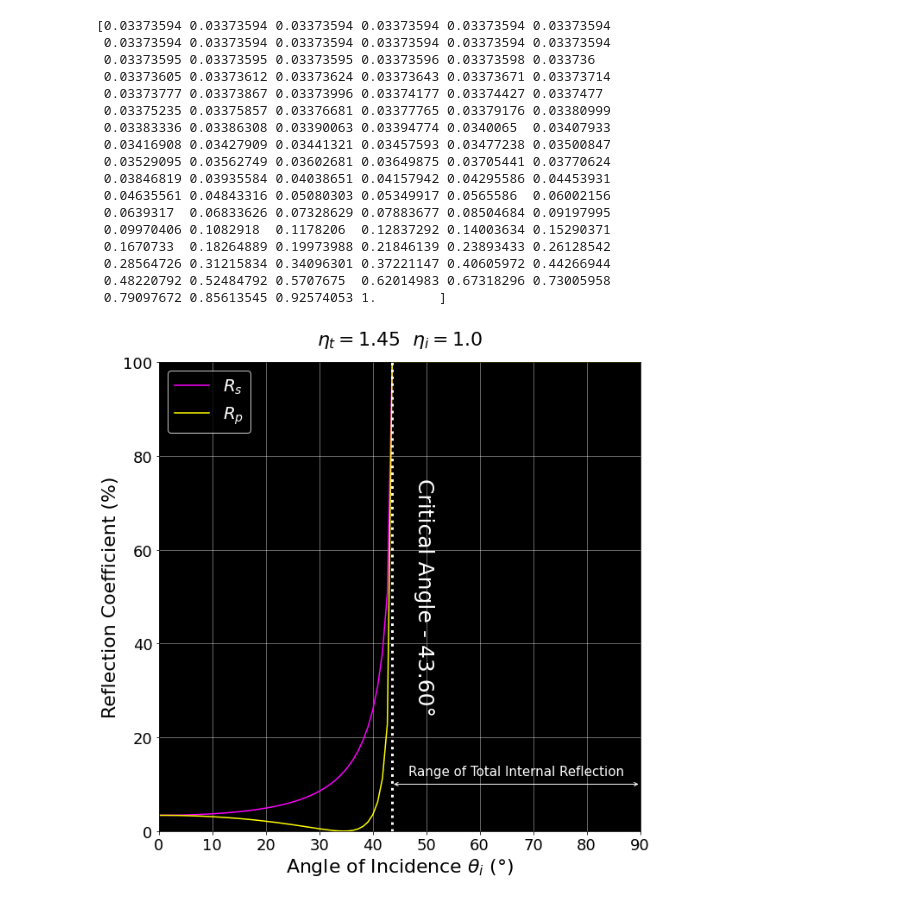
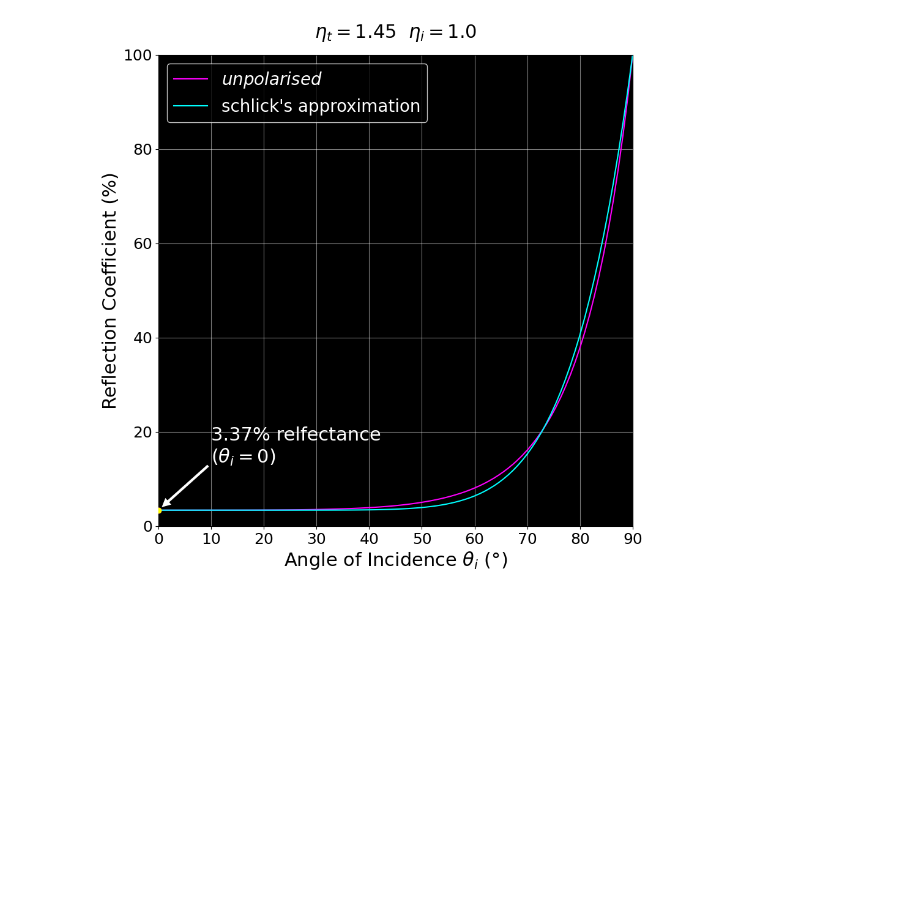
Before and after one commit to Nmjfry/computer_graphics_course, a Jupyter notebook: 70001-Assignment2/fresnel/plots.ipynb, the cells around one changed output. Cells and saved outputs as stored; diff of their text form; code cells hidden in the pictures; blank space fills up the shorter version.

Commit message:
update reflectance plots

```diff
--- a/70001-Assignment2/fresnel/plots.ipynb
+++ b/70001-Assignment2/fresnel/plots.ipynb
@@ -28,8 +28,8 @@ def fresnel_reflectance(n_t, n_i, theta_i):
 	r_s = (n_t * np.cos(theta_i) - n_i * np.cos(theta_t)) / (n_t * np.cos(theta_i) + n_i * np.cos(theta_t))
 	r_p = (n_t * np.cos(theta_t) - n_i * np.cos(theta_i)) / (n_t * np.cos(theta_t) + n_i * np.cos(theta_i))
 
-	r_s[np.isnan(r_s)] = 1
-	r_p[np.isnan(r_p)] = 1
+	# r_s[np.isnan(r_s)] = 1
+	# r_p[np.isnan(r_p)] = 1
 	# print(r_s, r_p)
 
 	return (r_s * r_s, r_p * r_p)
@@ -40,14 +40,14 @@ def schlick_approximation(n_t, n_i, theta_i):
     r_0 = srR_0 * srR_0
     theta_i = to_radians(theta_i)
     r0 = r_0 + (1-r_0) * np.power(1 - np.cos(theta_i), 5)
-    print(r0)
+    # print(r0)
     return r0
 # %%
 
 
 # Define the refractive index of the dielectric material
-n_i = 1.45
-n_t = 1.0
+n_i = 1.0
+n_t = 1.45
 
 # Define the incident angles ranging from 0 to 90 degrees
 theta = np.linspace(0, 90, 100)
@@ -56,81 +56,65 @@ theta = np.linspace(0, 90, 100)
 r_par, r_ort = fresnel_reflectance(n_t, n_i, theta)
 r_par_sh = schlick_approximation(n_t, n_i, theta)
 
-# r_par_0, r_ort_0 = fresnel_reflectance(n_t, n_i, 0)
-# r_par_sh0 = schlick_approximation(n_t, n_i, 0)
+r_par_0, r_ort_0 = fresnel_reflectance(n_t, n_i, 0)
+r_par_sh0 = schlick_approximation(n_t, n_i, 0)
 
 
 plt.figure(figsize=(10, 10))
 
 # Add a mark for where the curves are at 0 incidence
-# plt.scatter(0, r_ort_0 * 100, color='magenta', zorder=5)
-# plt.scatter(0, r_par_0 * 100, color='yellow', zorder=5)
+plt.scatter(0, r_ort_0 * 100, color='magenta', zorder=5)
+plt.scatter(0, r_par_0 * 100, color='yellow', zorder=5)
 
 # plt.scatter(0, r_par_sh0 * 100, color='cyan', zorder=5)
 
 # # Add text to indicate the reflectance coefficient at 0 incidence
-# plt.text(10, r_ort_0 * 100 + 10, f'{r_ort_0 * 100:.2f}% relfectance \n' r'($\theta_i = 0 $)', color='white', ha='left', fontsize=22)
-# plt.annotate('', xy=(0, r_ort_0 * 100), xytext=(10, r_ort_0 * 100 + 10),
-#              arrowprops=dict(facecolor='white', shrink=0.05))
+plt.text(10, r_ort_0 * 100 + 10, f'{r_ort_0 * 100:.2f}% relfectance \n' r'($\theta_i = 0 $)', color='white', ha='left', fontsize=22)
+plt.annotate('', xy=(0, r_ort_0 * 100), xytext=(10, r_ort_0 * 100 + 10),
+             arrowprops=dict(facecolor='white', shrink=0.05))
 
 # Plot the Fresnel reflectance
-# plt.plot(theta, ((r_ort + r_par) / 2) * 100, color='magenta', label=r'$unpolarised$')
+plt.plot(theta, ((r_ort + r_par) / 2) * 100, color='magenta', label=r'$unpolarised$')
 
-plt.plot(theta, r_ort * 100, color='magenta', label=r'$R_s$')
-plt.plot(theta, r_par * 100, color='yellow', label=r'$R_p$')
-# plt.plot(theta, r_par_sh * 100, color='cyan', label='schlick\'s approximation' )
+# plt.plot(theta, r_ort * 100, color='magenta', label=r'$R_s$')
+# plt.plot(theta, r_par * 100, color='yellow', label=r'$R_p$')
+plt.plot(theta, r_par_sh * 100, color='cyan', label='schlick\'s approximation' )
 
 plt.legend(loc='upper left', fontsize=20, facecolor='black', edgecolor='white', labelcolor='white')
 
 plt.xlabel(r'Angle of Incidence $\theta_i$ ' + '($\u00b0$)', fontsize=22)
 plt.ylabel('Reflection Coefficient (%)', fontsize=22)
 
 plt.title(r'$\eta_t = 1.45$  $\eta_i = 1.0$', fontsize=22, pad=20)
 plt.grid(True, color='white', alpha=.5)
 plt.gca().set_facecolor('black')
 
 plt.tick_params(axis='both', which='major', labelsize=18)
 # theta_b = to_degrees(math.atan(n_t/n_i))
 # plt.axvline(x=theta_b, color='white', linestyle='dotted', linewidth=3)
 
 # # Add a horizontal label to Brewster's angle
 # plt.text(theta_b - 5, 50, 'Brewster\'s Angle', rotation=90, verticalalignment='center', color='white', fontsize=25)
 
-theta_c = np.arcsin(n_t / n_i) * 180 / np.pi
+# theta_c = np.arcsin(n_t / n_i) * 180 / np.pi
 
 # Add a vertical dotted line marking the critical angle
-plt.axvline(x=theta_c, color='white', linestyle='dotted', linewidth=3)
+# plt.axvline(x=theta_c, color='white', linestyle='dotted', linewidth=3)
 
-plt.annotate('', xy=(90, 10), xytext=(theta_c, 10), arrowprops=dict(arrowstyle='<->', color='white'))
-plt.text((90 + theta_c) / 2, 12, 'Range of Total Internal Reflection', color='white', ha='center', fontsize=15)
+# plt.annotate('', xy=(90, 10), xytext=(theta_c, 10), arrowprops=dict(arrowstyle='<->', color='white'))
+# plt.text((90 + theta_c) / 2, 12, 'Range of Total Internal Reflection', color='white', ha='center', fontsize=15)
 
 
 # Add a label to the critical angle
-plt.text(theta_c + 4, 50, f'Critical Angle - {theta_c:.2f}\u00b0', rotation=-90, verticalalignment='center', color='white', fontsize=25)
+# plt.text(theta_c + 4, 50, f'Critical Angle - {theta_c:.2f}\u00b0', rotation=-90, verticalalignment='center', color='white', fontsize=25)
 
 
 # Set the y-axis limits and ticks
 plt.xlim(0, 90)
 plt.ylim(0, 100)
 plt.xticks(np.arange(0, 91, 10))
 
+plt.savefig('schlick.png', dpi=300, bbox_inches='tight')
 plt.show()
 # %% [output]
-[0.03373594 0.03373594 0.03373594 0.03373594 0.03373594 0.03373594
- 0.03373594 0.03373594 0.03373594 0.03373594 0.03373594 0.03373594
- 0.03373595 0.03373595 0.03373595 0.03373596 0.03373598 0.033736
- 0.03373605 0.03373612 0.03373624 0.03373643 0.03373671 0.03373714
- 0.03373777 0.03373867 0.03373996 0.03374177 0.03374427 0.0337477
- 0.03375235 0.03375857 0.03376681 0.03377765 0.03379176 0.03380999
- 0.03383336 0.03386308 0.03390063 0.03394774 0.0340065  0.03407933
- 0.03416908 0.03427909 0.03441321 0.03457593 0.03477238 0.03500847
- 0.03529095 0.03562749 0.03602681 0.03649875 0.03705441 0.03770624
- 0.03846819 0.03935584 0.04038651 0.04157942 0.04295586 0.04453931
- 0.04635561 0.04843316 0.05080303 0.05349917 0.0565586  0.06002156
- 0.0639317  0.06833626 0.07328629 0.07883677 0.08504684 0.09197995
- 0.09970406 0.1082918  0.1178206  0.12837292 0.14003634 0.15290371
- 0.1670733  0.18264889 0.19973988 0.21846139 0.23893433 0.26128542
- 0.28564726 0.31215834 0.34096301 0.37221147 0.40605972 0.44266944
- 0.48220792 0.52484792 0.5707675  0.62014983 0.67318296 0.73005958
- 0.79097672 0.85613545 0.92574053 1.        ]
-[figure, old version]
+[figure, new version]
```
Also changed, not shown: 3 other files.
